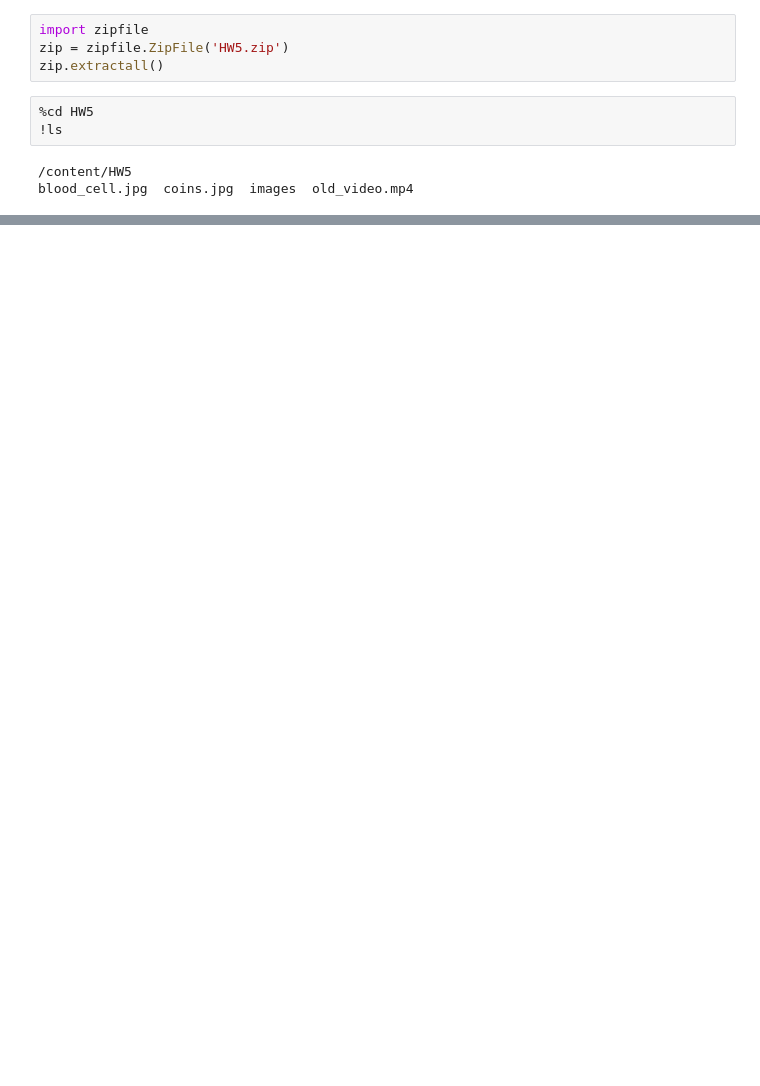
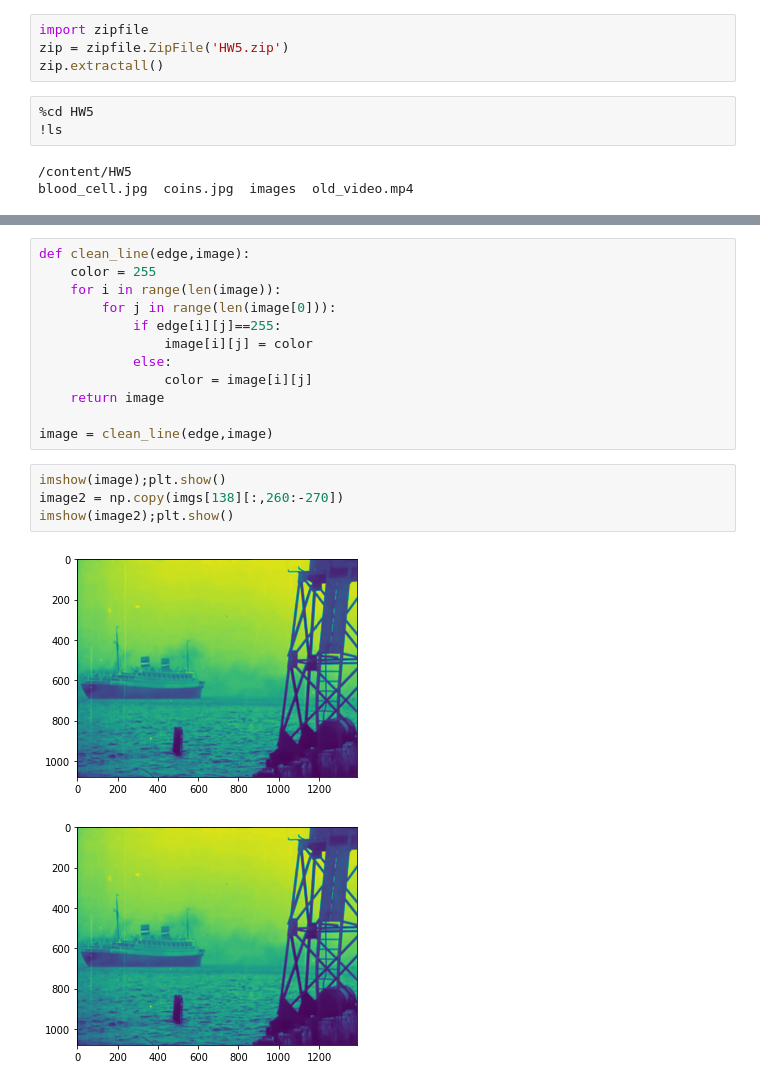
Before and after one commit to aSafarpoor/DIP, a Jupyter notebook: DIP_HW5_Q4.ipynb, the cells around one changed output, grey strips where cells are left out. Cells and saved outputs as stored; diff of their text form; blank space fills up the shorter version.

```diff
--- a/DIP_HW5_Q4.ipynb
+++ b/DIP_HW5_Q4.ipynb
@@ -185,0 +192,19 @@ clip.write_videofile('aaa.mp4')
+# %%
+def clean_line(edge,image):
+    color = 255
+    for i in range(len(image)):
+        for j in range(len(image[0])):
+            if edge[i][j]==255:
+                image[i][j] = color
+            else:
+                color = image[i][j]
+    return image
+
+image = clean_line(edge,image)
+# %%
+imshow(image);plt.show()
+image2 = np.copy(imgs[138][:,260:-270])
+imshow(image2);plt.show()
+# %% [output]
+[figure, added]
+[figure, added]
```
Also changed, not shown: parts of 51 cells of this notebook.
